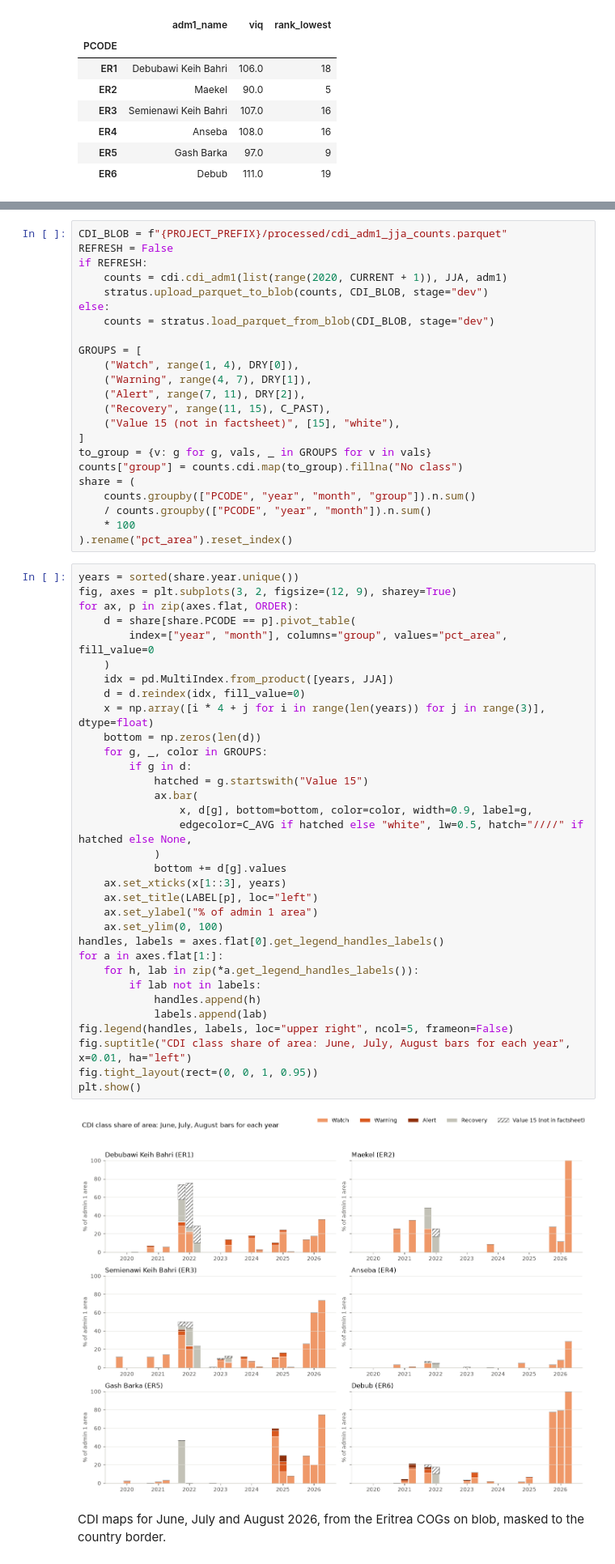
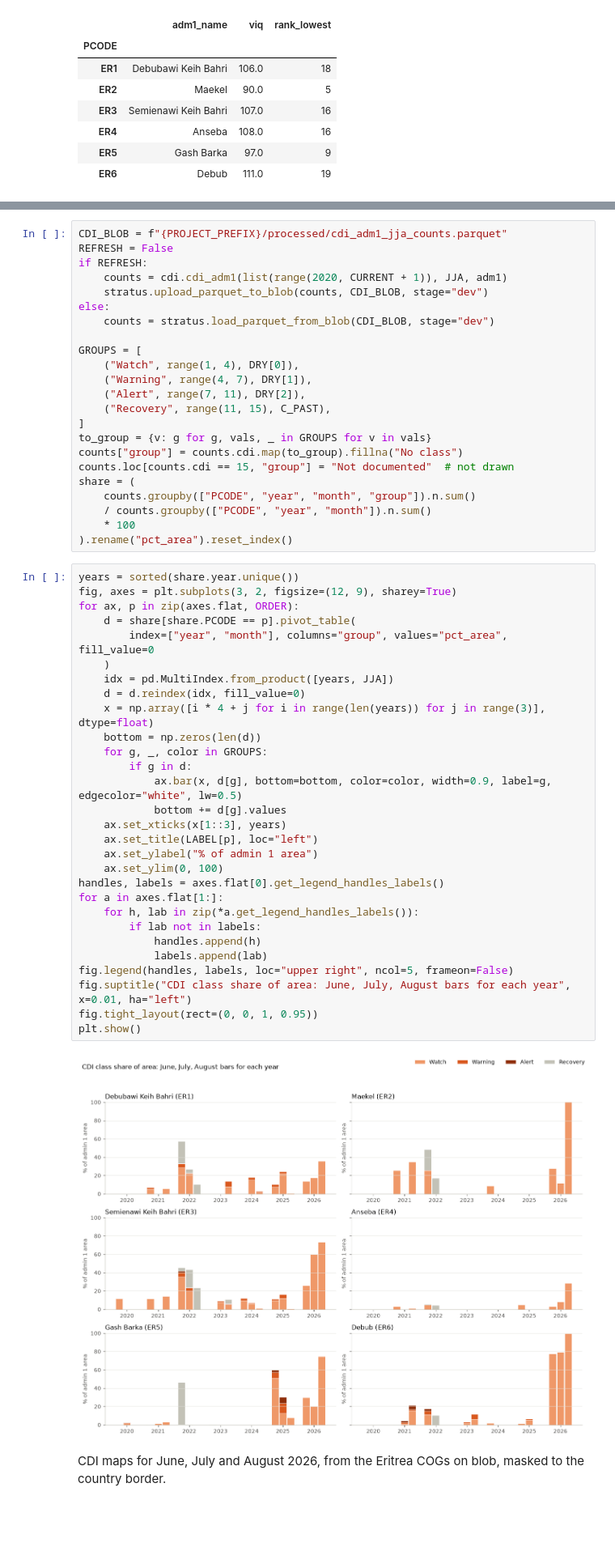
Before and after one commit to OCHA-DAP/ds-eri-drought, a Jupyter notebook: notebooks/01_jja_season_2026.ipynb, the cells around one changed output, grey strips where cells are left out. Shown at 81% size. Saved outputs shown, nothing was run; the diff lists cells and outputs as text; blank space fills up the shorter version.

Commit message:
Leave undocumented CDI value 15 out of the charts
Co-Authored-By: Claude Opus 5.5 <noreply@anthropic.com>

```diff
--- a/notebooks/01_jja_season_2026.ipynb
+++ b/notebooks/01_jja_season_2026.ipynb
@@ -286,10 +287,10 @@ GROUPS = [
     ("Warning", range(4, 7), DRY[1]),
     ("Alert", range(7, 11), DRY[2]),
     ("Recovery", range(11, 15), C_PAST),
-    ("Value 15 (not in factsheet)", [15], "white"),
 ]
 to_group = {v: g for g, vals, _ in GROUPS for v in vals}
 counts["group"] = counts.cdi.map(to_group).fillna("No class")
+counts.loc[counts.cdi == 15, "group"] = "Not documented"  # not drawn
 share = (
     counts.groupby(["PCODE", "year", "month", "group"]).n.sum()
     / counts.groupby(["PCODE", "year", "month"]).n.sum()
@@ -298,38 +299,34 @@ share = (
 # %%
 years = sorted(share.year.unique())
 fig, axes = plt.subplots(3, 2, figsize=(12, 9), sharey=True)
 for ax, p in zip(axes.flat, ORDER):
     d = share[share.PCODE == p].pivot_table(
         index=["year", "month"], columns="group", values="pct_area", fill_value=0
     )
     idx = pd.MultiIndex.from_product([years, JJA])
     d = d.reindex(idx, fill_value=0)
     x = np.array([i * 4 + j for i in range(len(years)) for j in range(3)], dtype=float)
     bottom = np.zeros(len(d))
     for g, _, color in GROUPS:
         if g in d:
-            hatched = g.startswith("Value 15")
-            ax.bar(
-                x, d[g], bottom=bottom, color=color, width=0.9, label=g,
-                edgecolor=C_AVG if hatched else "white", lw=0.5, hatch="////" if hatched else None,
-            )
+            ax.bar(x, d[g], bottom=bottom, color=color, width=0.9, label=g, edgecolor="white", lw=0.5)
             bottom += d[g].values
     ax.set_xticks(x[1::3], years)
     ax.set_title(LABEL[p], loc="left")
     ax.set_ylabel("% of admin 1 area")
     ax.set_ylim(0, 100)
 handles, labels = axes.flat[0].get_legend_handles_labels()
 for a in axes.flat[1:]:
     for h, lab in zip(*a.get_legend_handles_labels()):
         if lab not in labels:
             handles.append(h)
             labels.append(lab)
 fig.legend(handles, labels, loc="upper right", ncol=5, frameon=False)
 fig.suptitle("CDI class share of area: June, July, August bars for each year", x=0.01, ha="left")
 fig.tight_layout(rect=(0, 0, 1, 0.95))
 plt.show()
 # %% [output]
-[figure, old version]
+[figure, new version]
 # %% [markdown]
 CDI maps for June, July and August 2026, from the Eritrea COGs on blob, masked to
 the country border.
```
Also changed, not shown: parts of 3 cells of this notebook, 1 other file.
